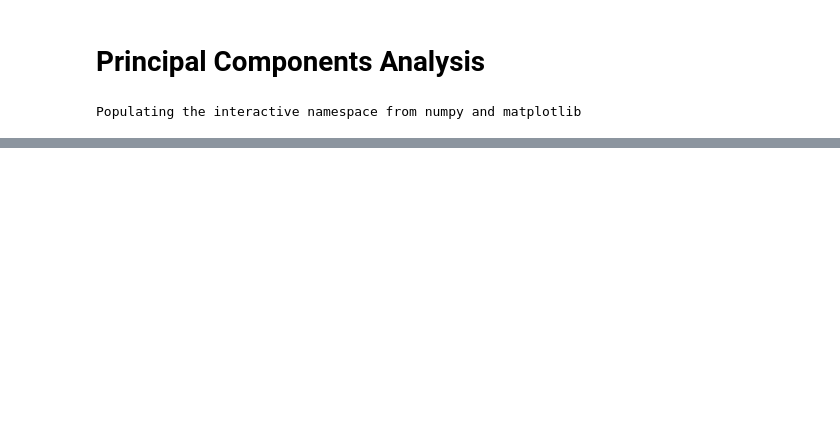
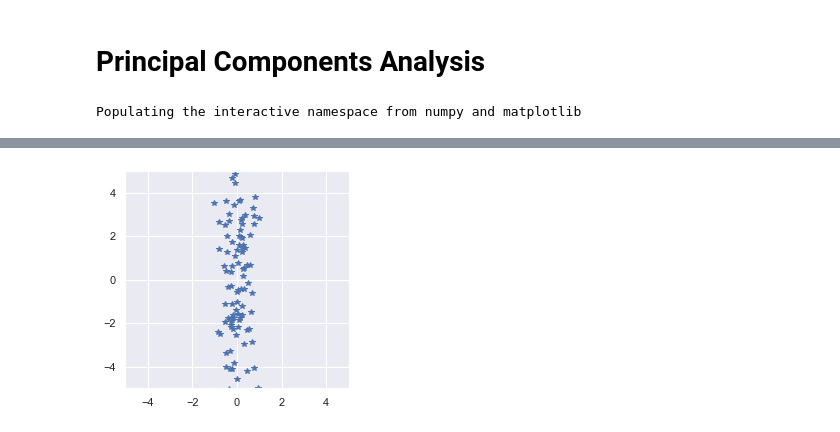
Before and after one commit to GAnagno/Dimensionality-Reduction, a Jupyter notebook: Principal Components Analysis.ipynb, the cells around one changed output, grey strips where cells are left out. Saved outputs shown, nothing was run; the diff lists cells and outputs as text; code cells hidden in the pictures; blank space fills up the shorter version.

```diff
--- a/Principal Components Analysis.ipynb
+++ b/Principal Components Analysis.ipynb
@@ -49,0 +94,9 @@ def plotVectors(vecs, cols, alpha=1):
+# %%
+X_new = eigVecs.T.dot(X_centered.T)
+
+plt.plot(eigVecs.T.dot(X_centered.T)[0, :], eigVecs.T.dot(X_centered.T)[1, :], '*')
+plt.xlim(-5, 5)
+plt.ylim(-5, 5)
+plt.show()
+# %% [output]
+[figure, added]
```
Also changed, not shown: parts of 6 cells of this notebook.
